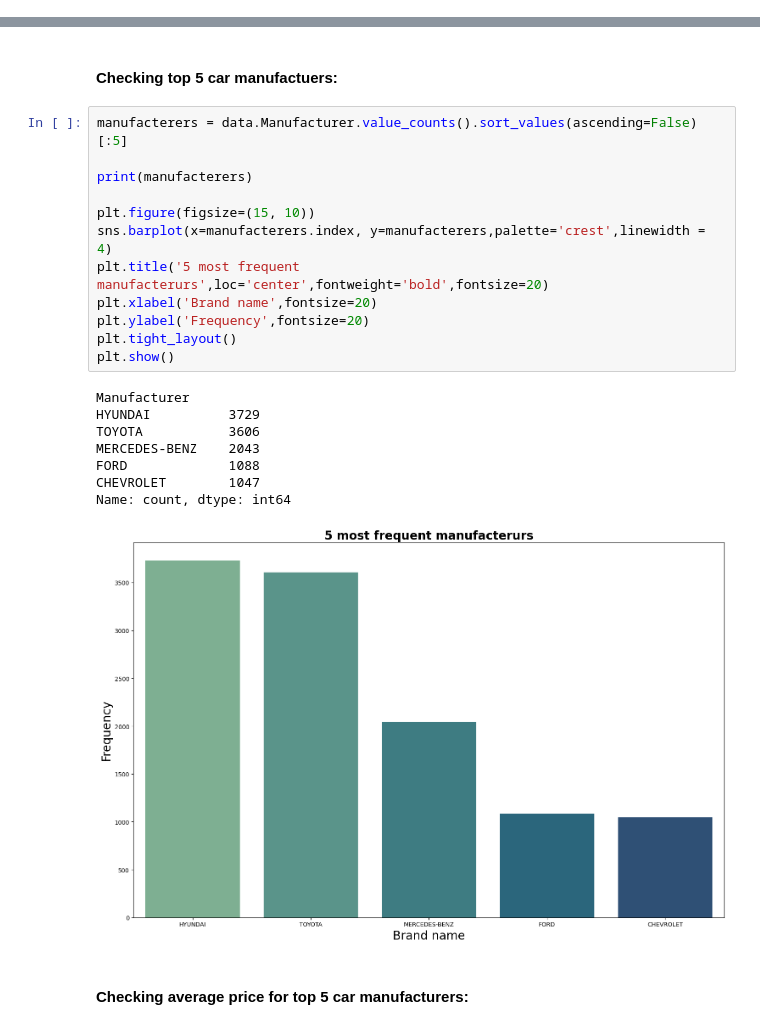
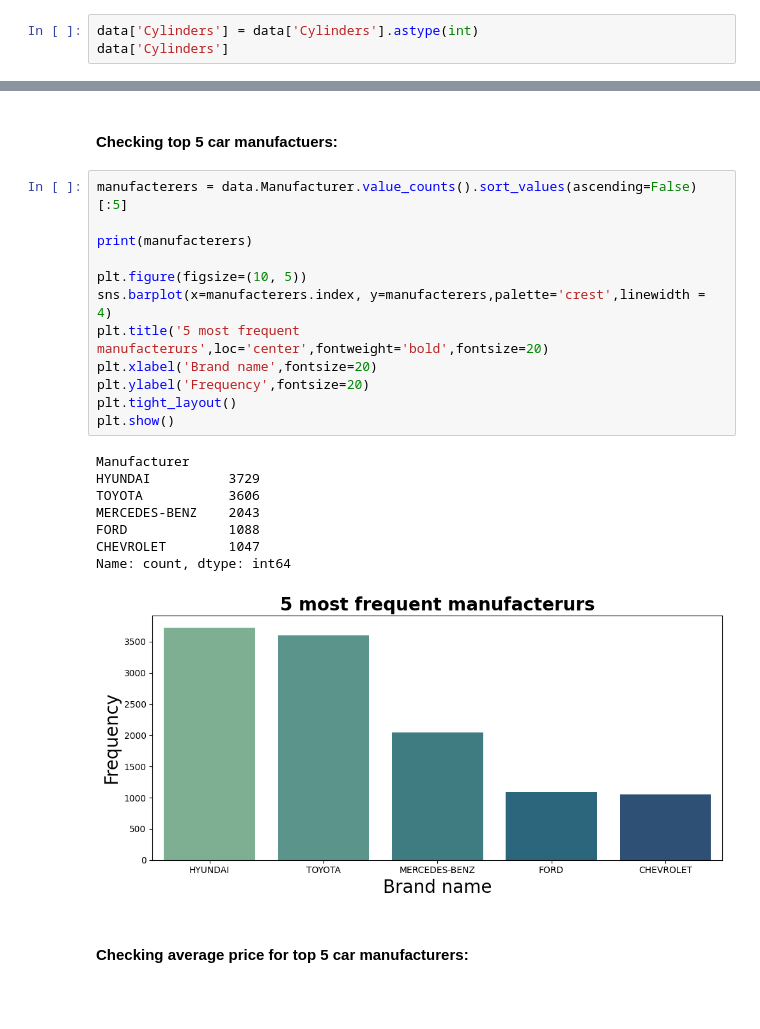
Before and after one commit to saif-gitreps/Car-price-prediction-model, a Jupyter notebook: main.ipynb, the cells around one changed output, grey strips where cells are left out. Saved outputs shown, nothing was run; the diff lists cells and outputs as text; blank space fills up the shorter version.

```diff
--- a/main.ipynb
+++ b/main.ipynb
@@ -151,0 +122,3 @@ data.head()
+# %%
+data['Cylinders'] = data['Cylinders'].astype(int)
+data['Cylinders']
@@ -278,24 +265,24 @@ plt.show()
 # %%
 manufacterers = data.Manufacturer.value_counts().sort_values(ascending=False)[:5]
 
 print(manufacterers)
 
-plt.figure(figsize=(15, 10))
+plt.figure(figsize=(10, 5))
 sns.barplot(x=manufacterers.index, y=manufacterers,palette='crest',linewidth = 4)
 plt.title('5 most frequent manufacterurs',loc='center',fontweight='bold',fontsize=20)
 plt.xlabel('Brand name',fontsize=20)
 plt.ylabel('Frequency',fontsize=20)
 plt.tight_layout()
 plt.show()
 # %% [output]
 Manufacturer
 HYUNDAI          3729
 TOYOTA           3606
 MERCEDES-BENZ    2043
 FORD             1088
 CHEVROLET        1047
 Name: count, dtype: int64
-[figure, old version]
+[figure, new version]
 # %% [markdown]
 #### Checking average price for top 5 car manufacturers:
 # %%
```
Also changed, not shown: parts of 27 cells of this notebook.
